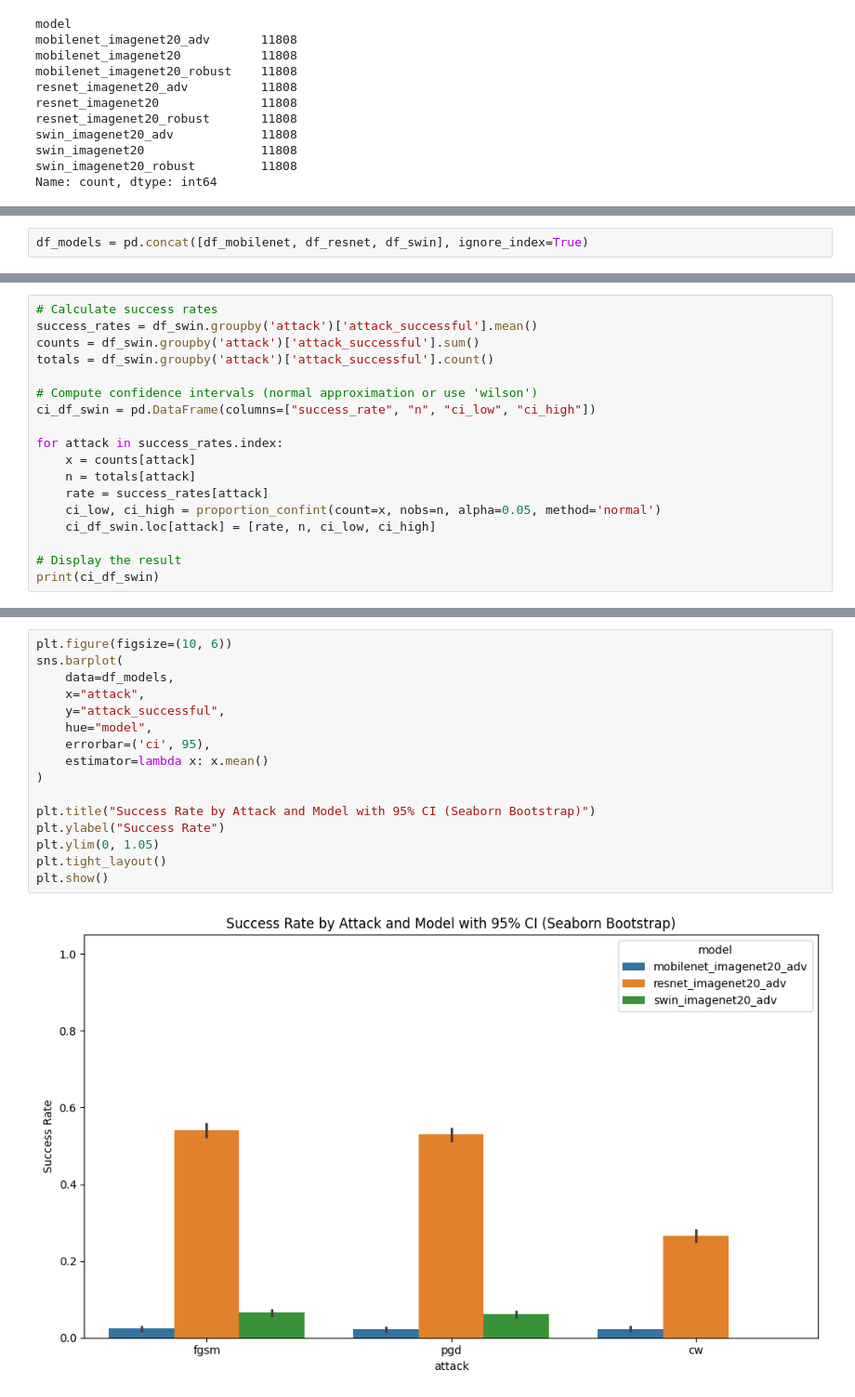
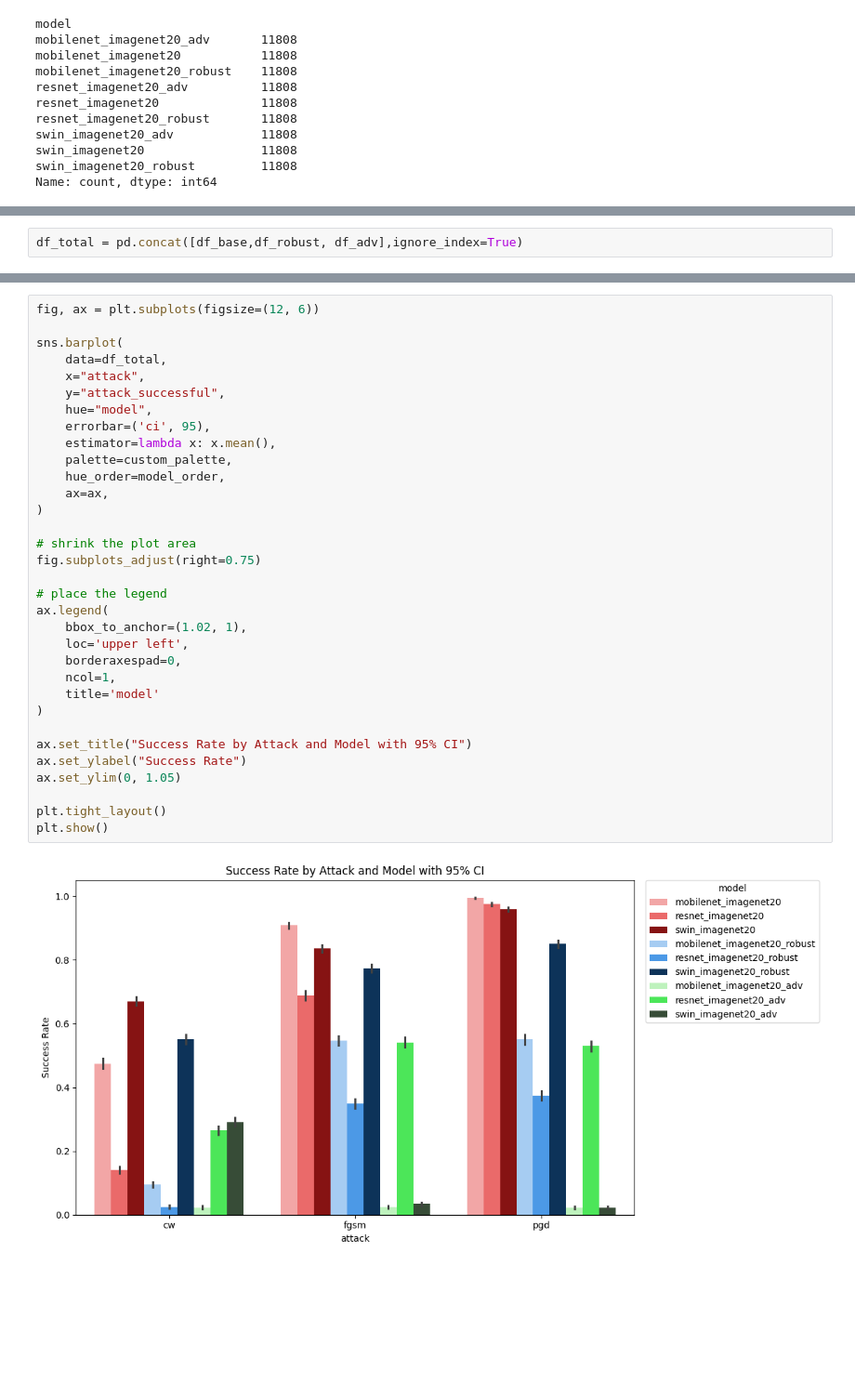
Before and after one commit to murrodroid/AdversarialAttacks, a Jupyter notebook: statistical_tests/stats_tests_full_comparions.ipynb, the cells around one changed output, grey strips where cells are left out. Shown at 93% size. Cells and saved outputs as stored; diff of their text form; blank space fills up the shorter version.

```diff
--- a/statistical_tests/stats_tests_full_comparions.ipynb
+++ b/statistical_tests/stats_tests_full_comparions.ipynb
@@ -47,2 +59,2 @@ df_swin      = df[df['model'] == 'swin_imagenet20_adv'].copy()
 # %%
-df_models = pd.concat([df_mobilenet, df_resnet, df_swin], ignore_index=True)
+df_total = pd.concat([df_base,df_robust, df_adv],ignore_index=True)
@@ -150,18 +60,0 @@ pgd       0.529726  3936.0  0.514133  0.545318
-# %%
-# Calculate success rates
-success_rates = df_swin.groupby('attack')['attack_successful'].mean()
-counts = df_swin.groupby('attack')['attack_successful'].sum()
-totals = df_swin.groupby('attack')['attack_successful'].count()
-
-# Compute confidence intervals (normal approximation or use 'wilson')
-ci_df_swin = pd.DataFrame(columns=["success_rate", "n", "ci_low", "ci_high"])
-
-for attack in success_rates.index:
-    x = counts[attack]
-    n = totals[attack]
-    rate = success_rates[attack]
-    ci_low, ci_high = proportion_confint(count=x, nobs=n, alpha=0.05, method='normal')
-    ci_df_swin.loc[attack] = [rate, n, ci_low, ci_high]
-
-# Display the result
-print(ci_df_swin)
@@ -173,18 +61,35 @@ pgd       0.061230  3936.0  0.053740  0.068720
 # %%
-plt.figure(figsize=(10, 6))
+fig, ax = plt.subplots(figsize=(12, 6))
+
 sns.barplot(
-    data=df_models,
+    data=df_total,
     x="attack",
     y="attack_successful",
     hue="model",
     errorbar=('ci', 95),
-    estimator=lambda x: x.mean()
+    estimator=lambda x: x.mean(),
+    palette=custom_palette,
+    hue_order=model_order,
+    ax=ax,
 )
 
-plt.title("Success Rate by Attack and Model with 95% CI (Seaborn Bootstrap)")
-plt.ylabel("Success Rate")
-plt.ylim(0, 1.05)
+# shrink the plot area
+fig.subplots_adjust(right=0.75)
+
+# place the legend
+ax.legend(
+    bbox_to_anchor=(1.02, 1),
+    loc='upper left',
+    borderaxespad=0,
+    ncol=1,
+    title='model'
+)
+
+ax.set_title("Success Rate by Attack and Model with 95% CI")
+ax.set_ylabel("Success Rate")
+ax.set_ylim(0, 1.05)
+
 plt.tight_layout()
 plt.show()
 # %% [output]
-[figure, old version]
+[figure, new version]
```
Also changed, not shown: parts of 26 cells of this notebook, 3 other files.
